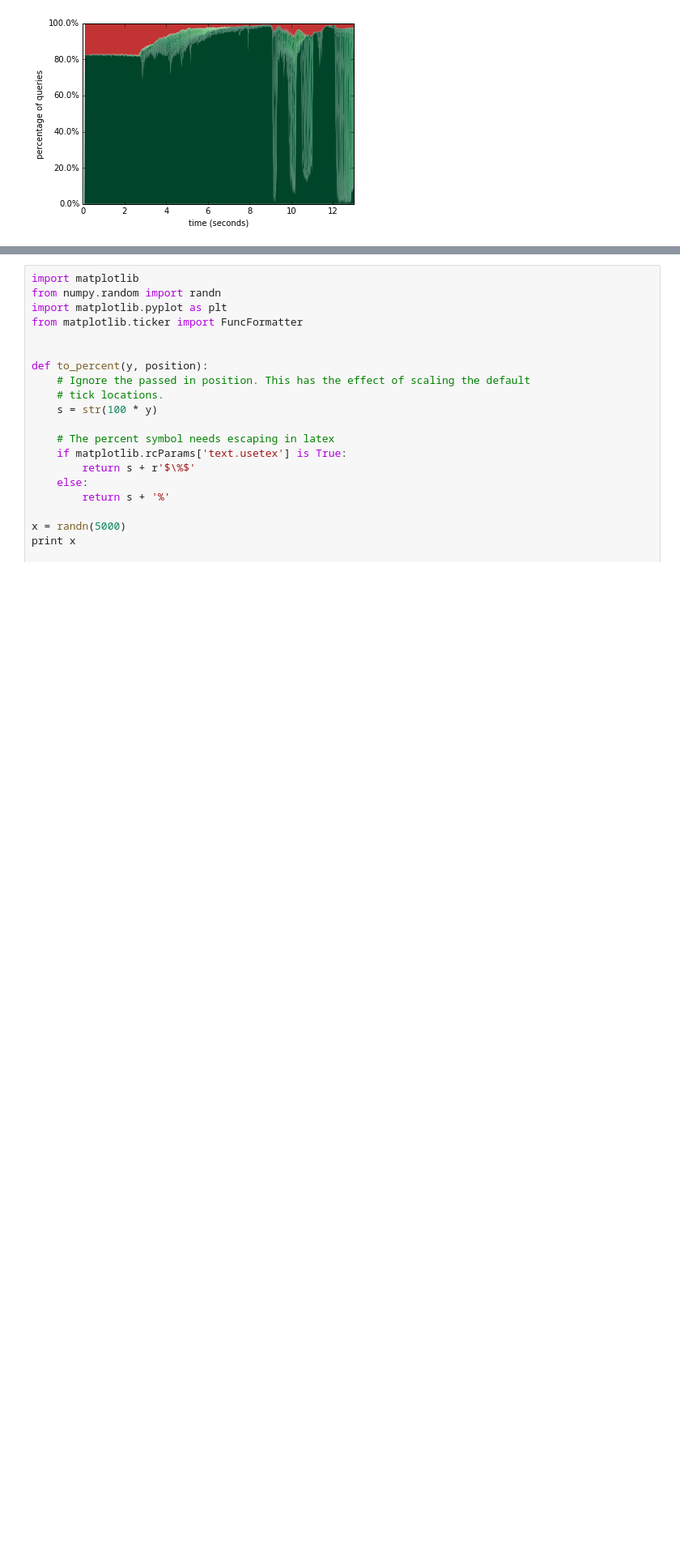
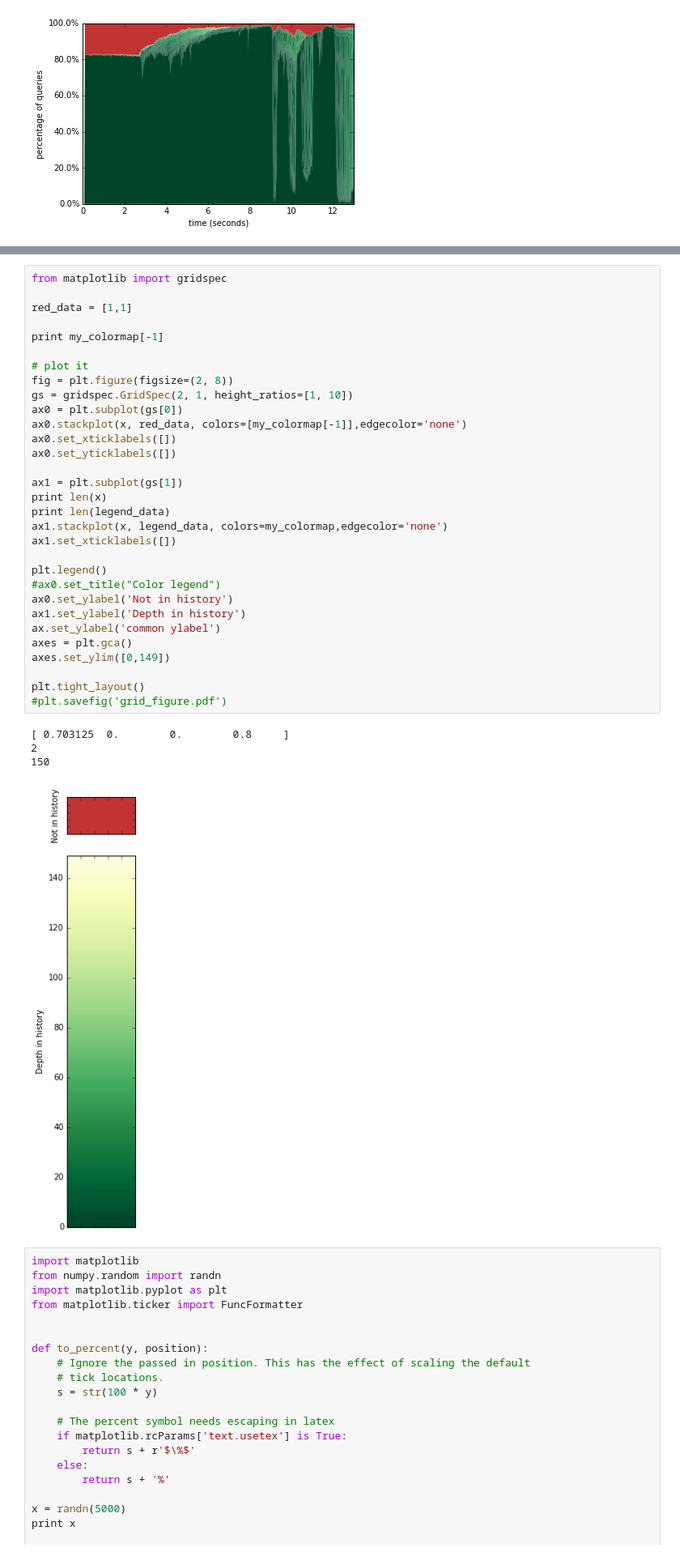
Before and after one commit to peteflorence/analysis-nanomap, a Jupyter notebook: Why memory.ipynb, the cells around one changed output, grey strips where cells are left out. Shown at 81% size. Saved outputs shown, nothing was run; the diff lists cells and outputs as text; blank space fills up the shorter version.

```diff
--- a/Why memory.ipynb
+++ b/Why memory.ipynb
@@ -476,3 +522,39 @@ plt.show()
+# %%
+from matplotlib import gridspec
+
+red_data = [1,1]
+
+print my_colormap[-1]
+
+# plot it
+fig = plt.figure(figsize=(2, 8))
+gs = gridspec.GridSpec(2, 1, height_ratios=[1, 10])
+ax0 = plt.subplot(gs[0])
+ax0.stackplot(x, red_data, colors=[my_colormap[-1]],edgecolor='none')
+ax0.set_xticklabels([])
+ax0.set_yticklabels([])
+
+ax1 = plt.subplot(gs[1])
+print len(x)
+print len(legend_data)
+ax1.stackplot(x, legend_data, colors=my_colormap,edgecolor='none')
+ax1.set_xticklabels([])
+
+plt.legend()
+#ax0.set_title("Color legend")
+ax0.set_ylabel('Not in history')
+ax1.set_ylabel('Depth in history')
+ax.set_ylabel('common ylabel')
+axes = plt.gca()
+axes.set_ylim([0,149])
+
+plt.tight_layout()
+#plt.savefig('grid_figure.pdf')
+# %% [output]
+[ 0.703125  0.        0.        0.8     ]
+2
+150
+[figure, added]
 # %%
 import matplotlib
 from numpy.random import randn
```
Also changed, not shown: parts of 3 cells of this notebook.
